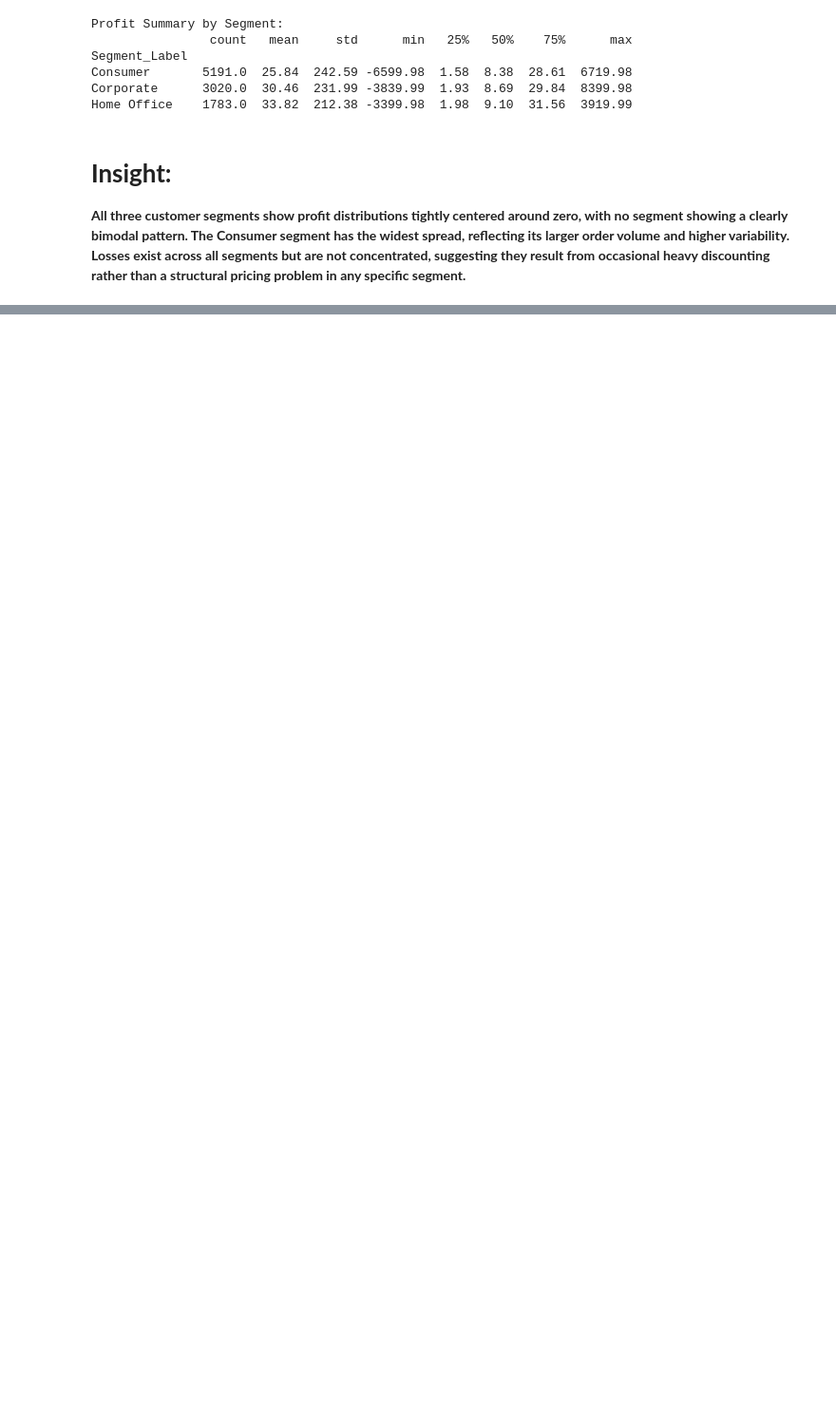
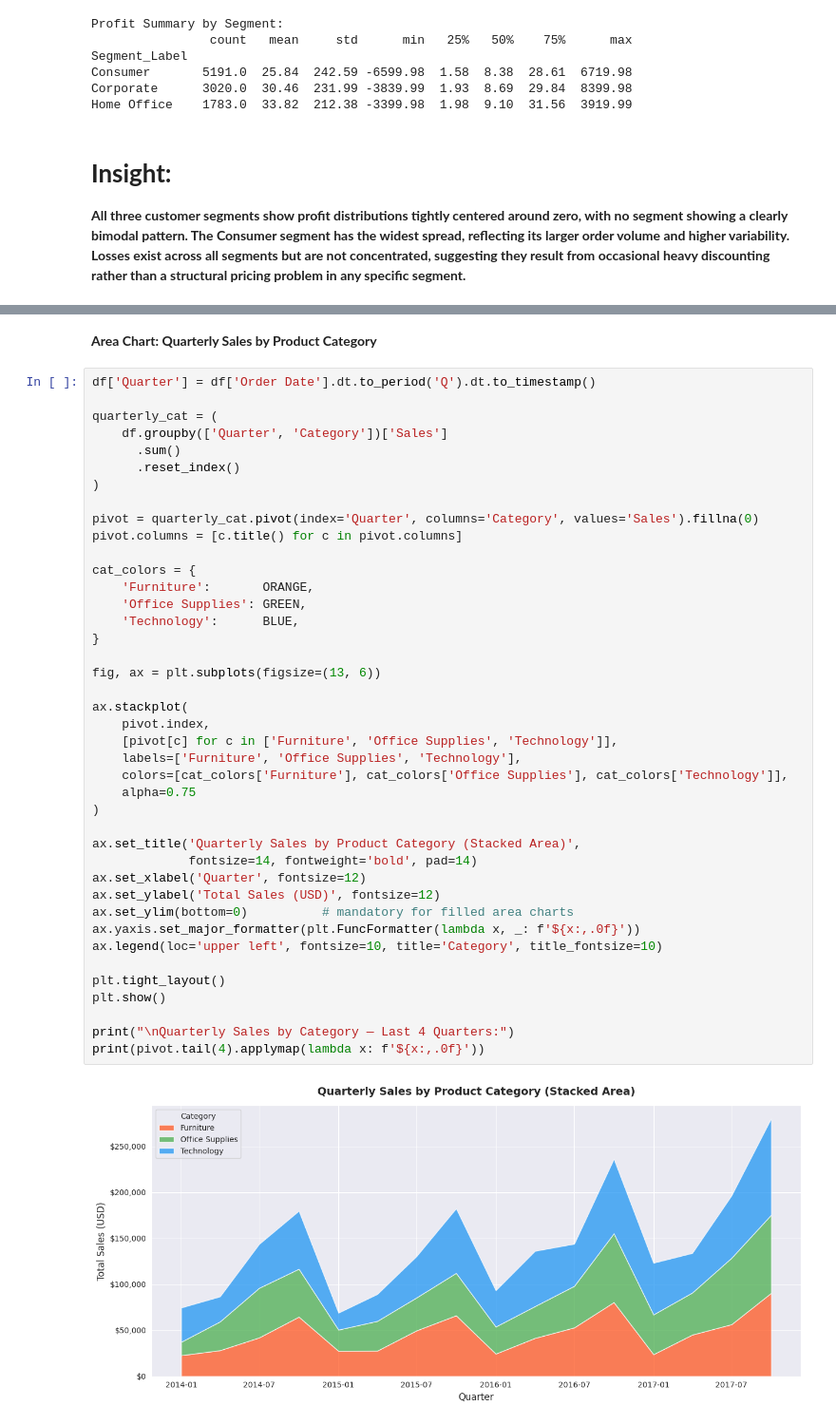
Before and after one commit to Salma-Salah420/E-commerce-Data-analysis-and-visualization-project, a Jupyter notebook: E_commerce_Preprocessing.ipynb, the cells around one changed output, grey strips where cells are left out. Shown at 95% size. Saved outputs shown, nothing was run; the diff lists cells and outputs as text; blank space fills up the shorter version.

```diff
--- a/E_commerce_Preprocessing.ipynb
+++ b/E_commerce_Preprocessing.ipynb
@@ -670,0 +751,45 @@ Home Office    1783.0  33.82  212.38 -3399.98  1.98  9.10  31.56  3919.99
+# %% [markdown]
+**Area Chart: Quarterly Sales by Product Category**
+# %%
+df['Quarter'] = df['Order Date'].dt.to_period('Q').dt.to_timestamp()
+
+quarterly_cat = (
+    df.groupby(['Quarter', 'Category'])['Sales']
+      .sum()
+      .reset_index()
+)
+
+pivot = quarterly_cat.pivot(index='Quarter', columns='Category', values='Sales').fillna(0)
+pivot.columns = [c.title() for c in pivot.columns]
+
+cat_colors = {
+    'Furniture':       ORANGE,
+    'Office Supplies': GREEN,
+    'Technology':      BLUE,
+}
+
+fig, ax = plt.subplots(figsize=(13, 6))
+
+ax.stackplot(
+    pivot.index,
+    [pivot[c] for c in ['Furniture', 'Office Supplies', 'Technology']],
+    labels=['Furniture', 'Office Supplies', 'Technology'],
+    colors=[cat_colors['Furniture'], cat_colors['Office Supplies'], cat_colors['Technology']],
+    alpha=0.75
+)
+
+ax.set_title('Quarterly Sales by Product Category (Stacked Area)',
+             fontsize=14, fontweight='bold', pad=14)
+ax.set_xlabel('Quarter', fontsize=12)
+ax.set_ylabel('Total Sales (USD)', fontsize=12)
+ax.set_ylim(bottom=0)          # mandatory for filled area charts
+ax.yaxis.set_major_formatter(plt.FuncFormatter(lambda x, _: f'${x:,.0f}'))
+ax.legend(loc='upper left', fontsize=10, title='Category', title_fontsize=10)
+
+plt.tight_layout()
+plt.show()
+
+print("\nQuarterly Sales by Category — Last 4 Quarters:")
+print(pivot.tail(4).applymap(lambda x: f'${x:,.0f}'))
+# %% [output]
+[figure, added]
```
Also changed, not shown: parts of 9 cells of this notebook.
